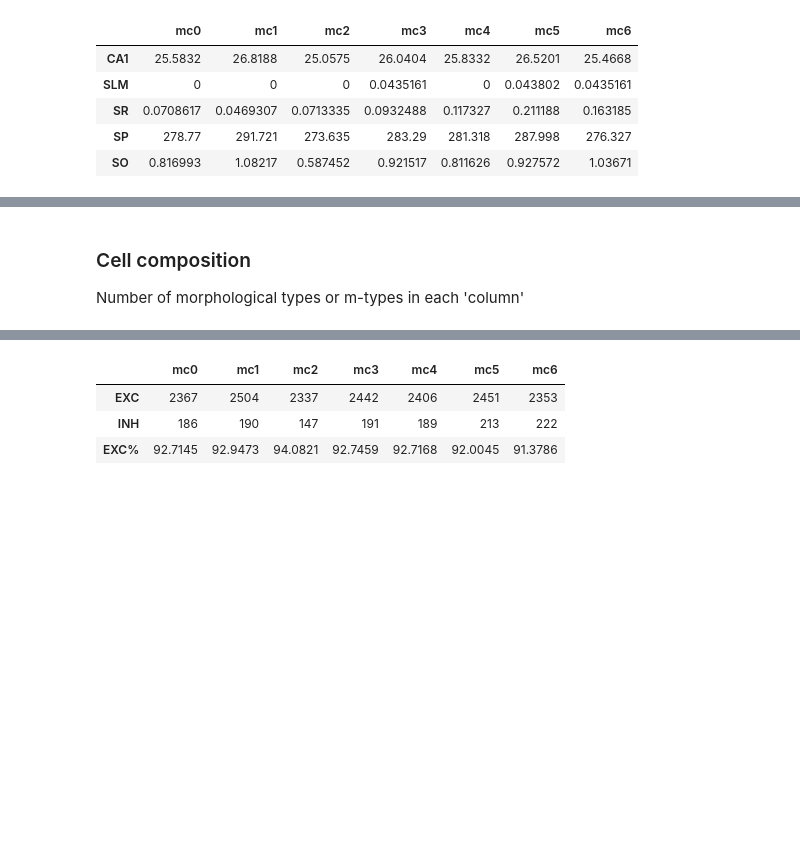
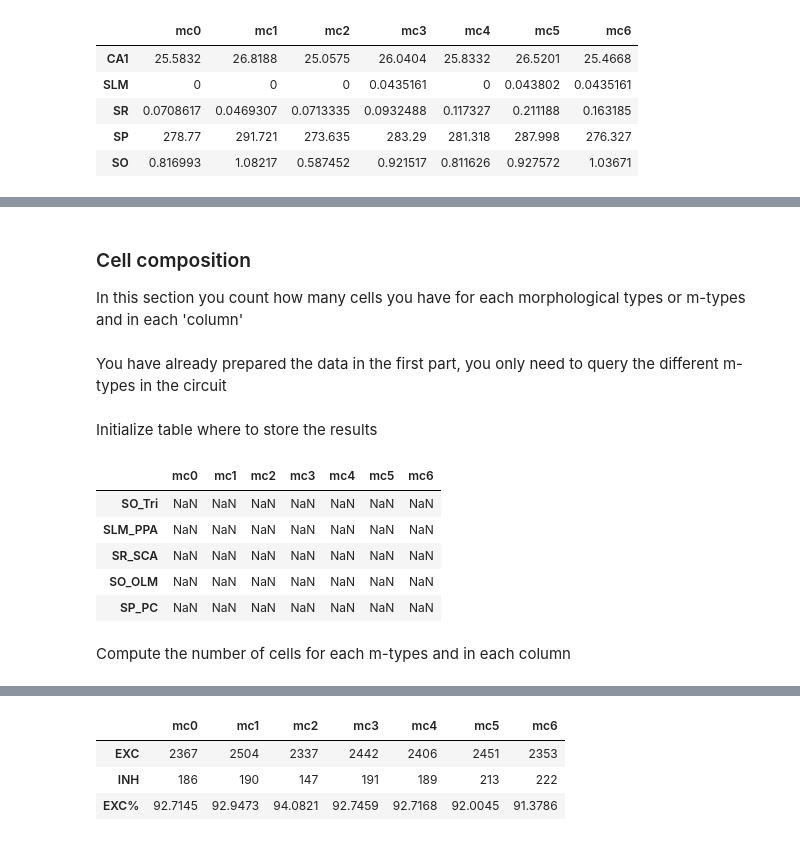
Before and after one commit to BlueBrain/MOOC-hippocampus-network-simulation-2019, a Jupyter notebook: notebooks/density_analysis.ipynb, the cells around one changed output, grey strips where cells are left out. Saved outputs shown, nothing was run; the diff lists cells and outputs as text; code cells hidden in the pictures; blank space fills up the shorter version.

```diff
--- a/notebooks/density_analysis.ipynb
+++ b/notebooks/density_analysis.ipynb
@@ -125,5 +117,7 @@ df.head()
 # %% [markdown]
 ### Cell composition
 
-Number of morphological types or m-types in each 'column'
+In this section you count how many cells you have for each morphological types or m-types and in each 'column'
+# %% [markdown]
+You have already prepared the data in the first part, you only need to query the different m-types in the circuit
 # %%
@@ -131,2 +124,16 @@ Number of morphological types or m-types in each 'column'
 mtypes = circuit.nodes.property_values(Cell.MTYPE)
+# %% [markdown]
+Initialize table where to store the results
+# %%
+composition = pd.DataFrame(index=mtypes, columns=O1_column_names)
+composition.head()
+# %% [output]
+|  | mc0 | mc1 | mc2 | mc3 | mc4 | mc5 | mc6 |
+| SO_Tri | NaN | NaN | NaN | NaN | NaN | NaN | NaN |
+| SLM_PPA | NaN | NaN | NaN | NaN | NaN | NaN | NaN |
+| SR_SCA | NaN | NaN | NaN | NaN | NaN | NaN | NaN |
+| SO_OLM | NaN | NaN | NaN | NaN | NaN | NaN | NaN |
+| SP_PC | NaN | NaN | NaN | NaN | NaN | NaN | NaN |
+# %% [markdown]
+Compute the number of cells for each m-types and in each column
 # %%
```
Also changed, not shown: parts of 26 cells of this notebook.
